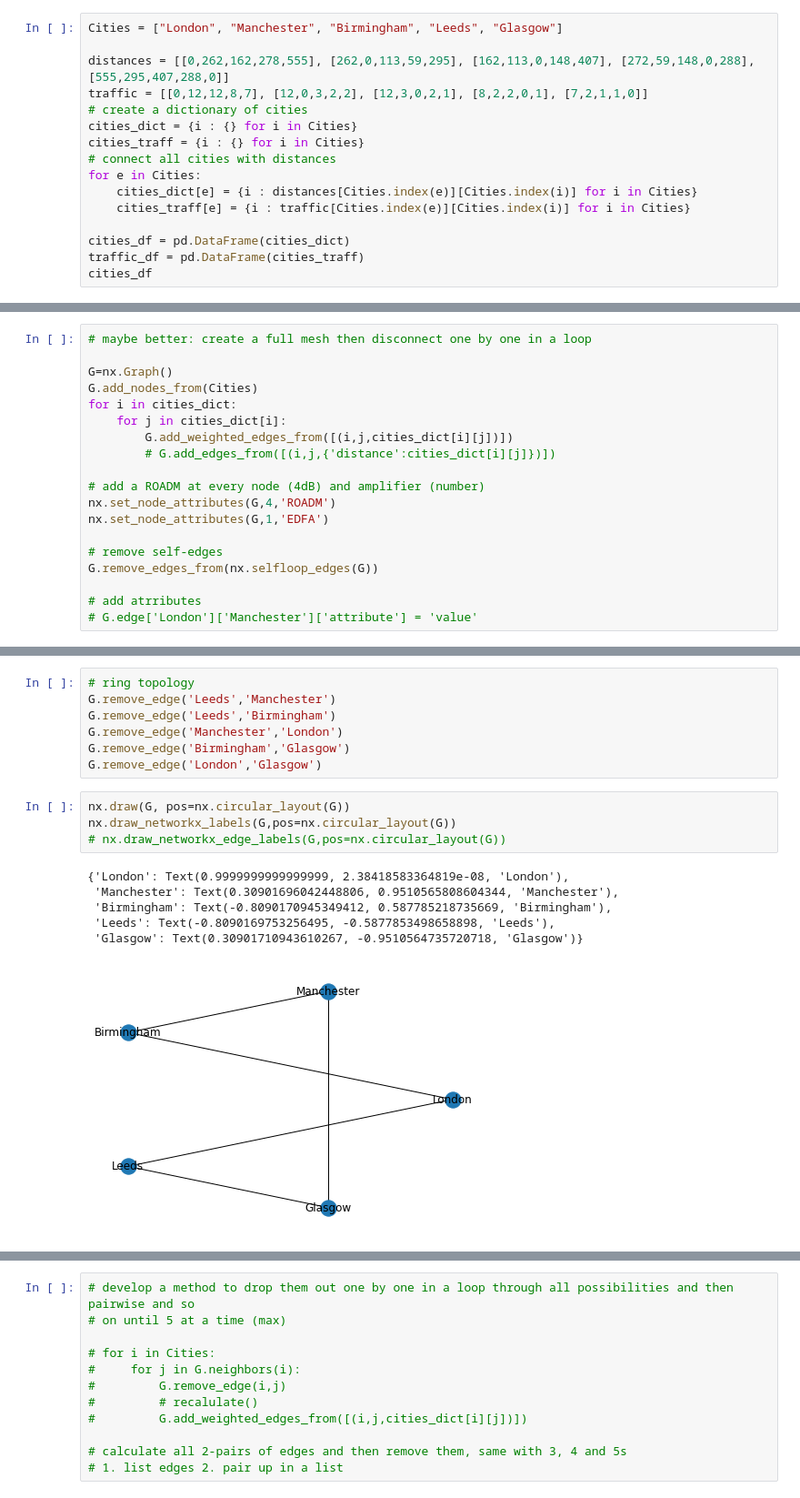
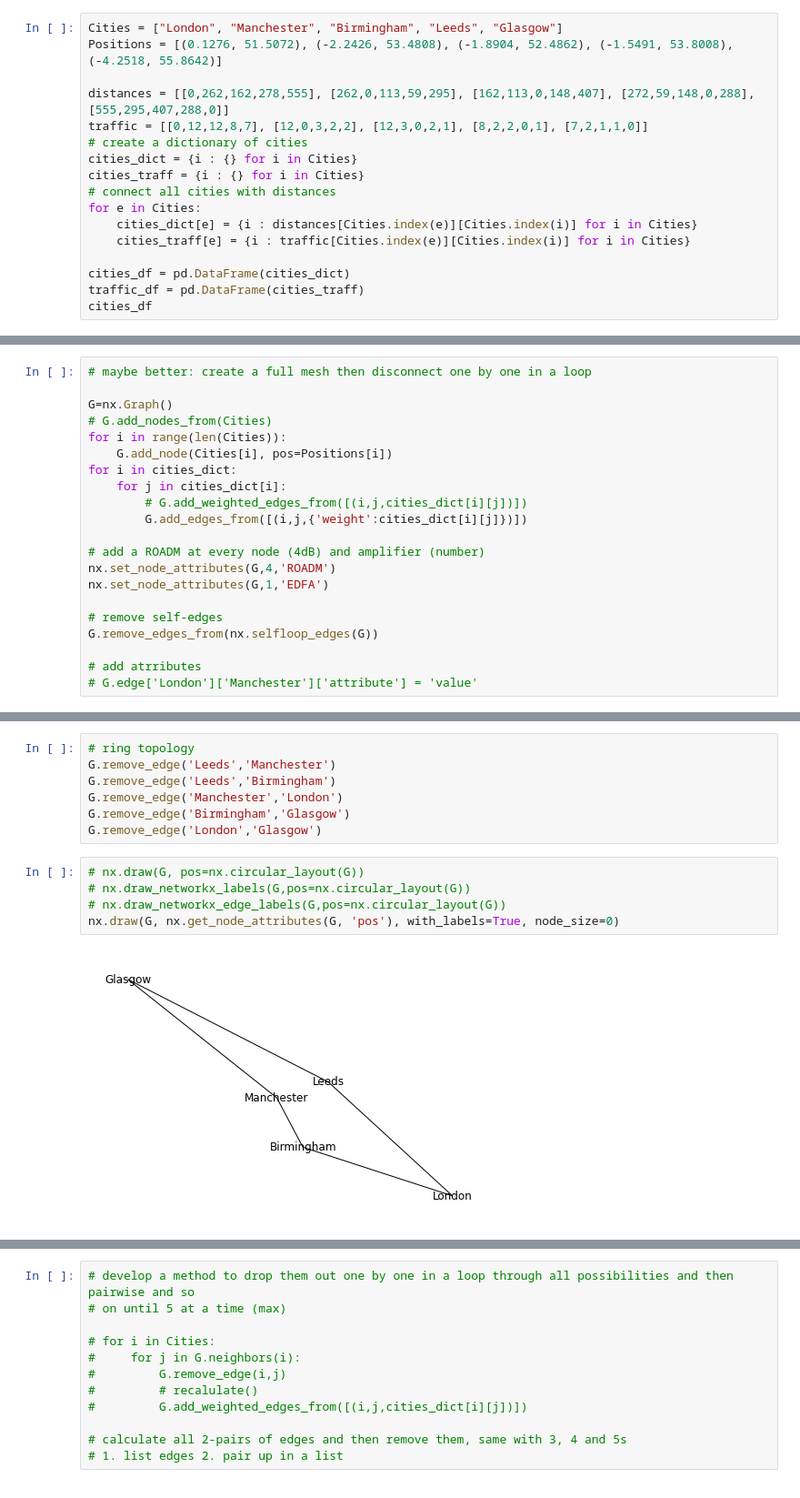
Before and after one commit to adambrzosko/OpticalNetworkDesign, a Jupyter notebook: 4B23NetworkDesign.ipynb, the cells around one changed output, grey strips where cells are left out. Shown at 91% size. Drawn from its saved outputs; the diff is of its cells as text.

```diff
--- a/4B23NetworkDesign.ipynb
+++ b/4B23NetworkDesign.ipynb
@@ -12,5 +13,6 @@ import math
 # %%
 Cities = ["London", "Manchester", "Birmingham", "Leeds", "Glasgow"]
+Positions = [(0.1276, 51.5072), (-2.2426, 53.4808), (-1.8904, 52.4862), (-1.5491, 53.8008), (-4.2518, 55.8642)]
 
 distances = [[0,262,162,278,555], [262,0,113,59,295], [162,113,0,148,407], [272,59,148,0,288], [555,295,407,288,0]]
 traffic = [[0,12,12,8,7], [12,0,3,2,2], [12,3,0,2,1], [8,2,2,0,1], [7,2,1,1,0]]
@@ -45,11 +47,13 @@ traffic_df
 # maybe better: create a full mesh then disconnect one by one in a loop
 
 G=nx.Graph()
-G.add_nodes_from(Cities)
+# G.add_nodes_from(Cities)
+for i in range(len(Cities)):
+    G.add_node(Cities[i], pos=Positions[i])
 for i in cities_dict:
     for j in cities_dict[i]:
-        G.add_weighted_edges_from([(i,j,cities_dict[i][j])])
-        # G.add_edges_from([(i,j,{'distance':cities_dict[i][j]})])
+        # G.add_weighted_edges_from([(i,j,cities_dict[i][j])])
+        G.add_edges_from([(i,j,{'weight':cities_dict[i][j]})])
 
 # add a ROADM at every node (4dB) and amplifier (number)
 nx.set_node_attributes(G,4,'ROADM')
@@ -80,13 +84,9 @@ G.remove_edge('Manchester','London')
 G.remove_edge('Birmingham','Glasgow')
 G.remove_edge('London','Glasgow')
 # %%
-nx.draw(G, pos=nx.circular_layout(G))
-nx.draw_networkx_labels(G,pos=nx.circular_layout(G))
+# nx.draw(G, pos=nx.circular_layout(G))
+# nx.draw_networkx_labels(G,pos=nx.circular_layout(G))
 # nx.draw_networkx_edge_labels(G,pos=nx.circular_layout(G))
+nx.draw(G, nx.get_node_attributes(G, 'pos'), with_labels=True, node_size=0)
 # %% [output]
-{'London': Text(0.9999999999999999, 2.38418583364819e-08, 'London'),
- 'Manchester': Text(0.30901696042448806, 0.9510565808604344, 'Manchester'),
- 'Birmingham': Text(-0.8090170945349412, 0.587785218735669, 'Birmingham'),
- 'Leeds': Text(-0.8090169753256495, -0.5877853498658898, 'Leeds'),
- 'Glasgow': Text(0.30901710943610267, -0.9510564735720718, 'Glasgow')}
-[figure, old version]
+[figure, new version]
```
Also changed, not shown: parts of 8 cells of this notebook.
